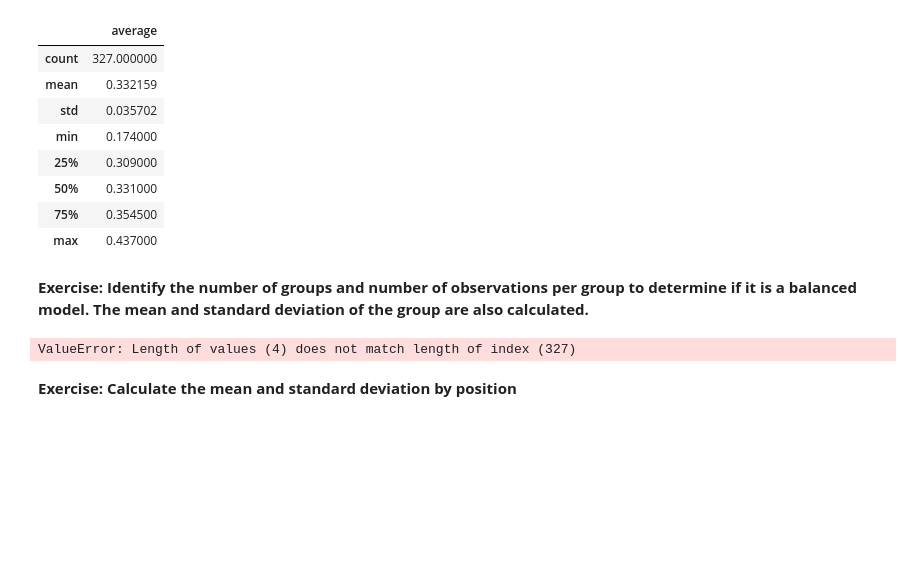
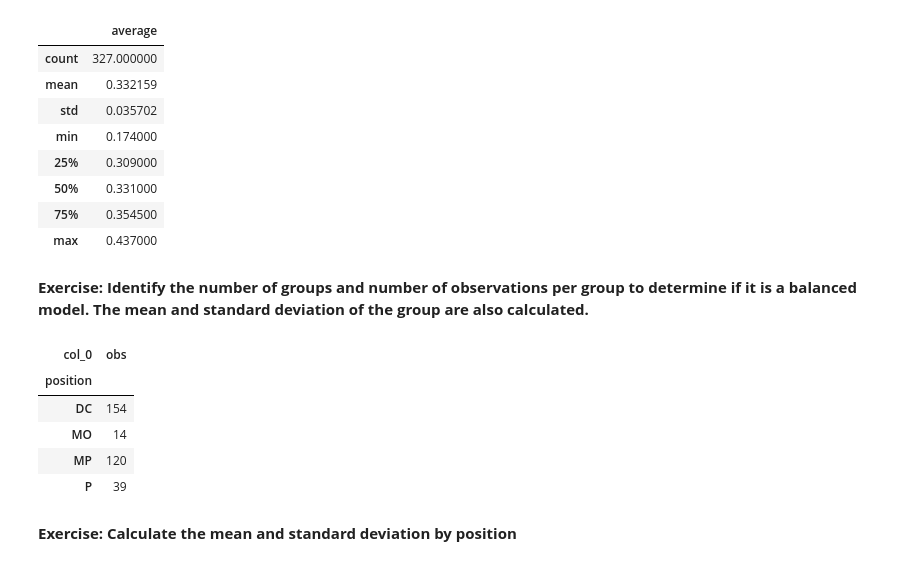
Before and after one commit to easyundercover/hypothesis-testing-exercises-project-with-python, a Jupyter notebook: notebook/problems.ipynb, the cells around one changed output. Cells and saved outputs as stored; diff of their text form; code cells hidden in the pictures; blank space fills up the shorter version.

```diff
--- a/notebook/problems.ipynb
+++ b/notebook/problems.ipynb
@@ -43,13 +36,18 @@ my_data.describe()
 # %% [markdown]
 **Exercise: Identify the number of groups and number of observations per group to determine if it is a balanced model. The mean and standard deviation of the group are also calculated.**
 # %%
-pd.crosstab(my_data["position"],columns=["DC", "MO", "MP", "P"])
+pd.crosstab(my_data["position"], columns=["obs"])
 #DC: Delantero centro
 #MO: Medio ofensivo
 #MP: Media punta
 #P: Puntero
 # %% [output]
-ValueError: Length of values (4) does not match length of index (327)
+| col_0 | obs |
+| position |  |
+| DC | 154 |
+| MO | 14 |
+| MP | 120 |
+| P | 39 |
 # %% [markdown]
 **Exercise: Calculate the mean and standard deviation by position**
 # %%
```
Also changed, not shown: parts of 2 cells of this notebook.
